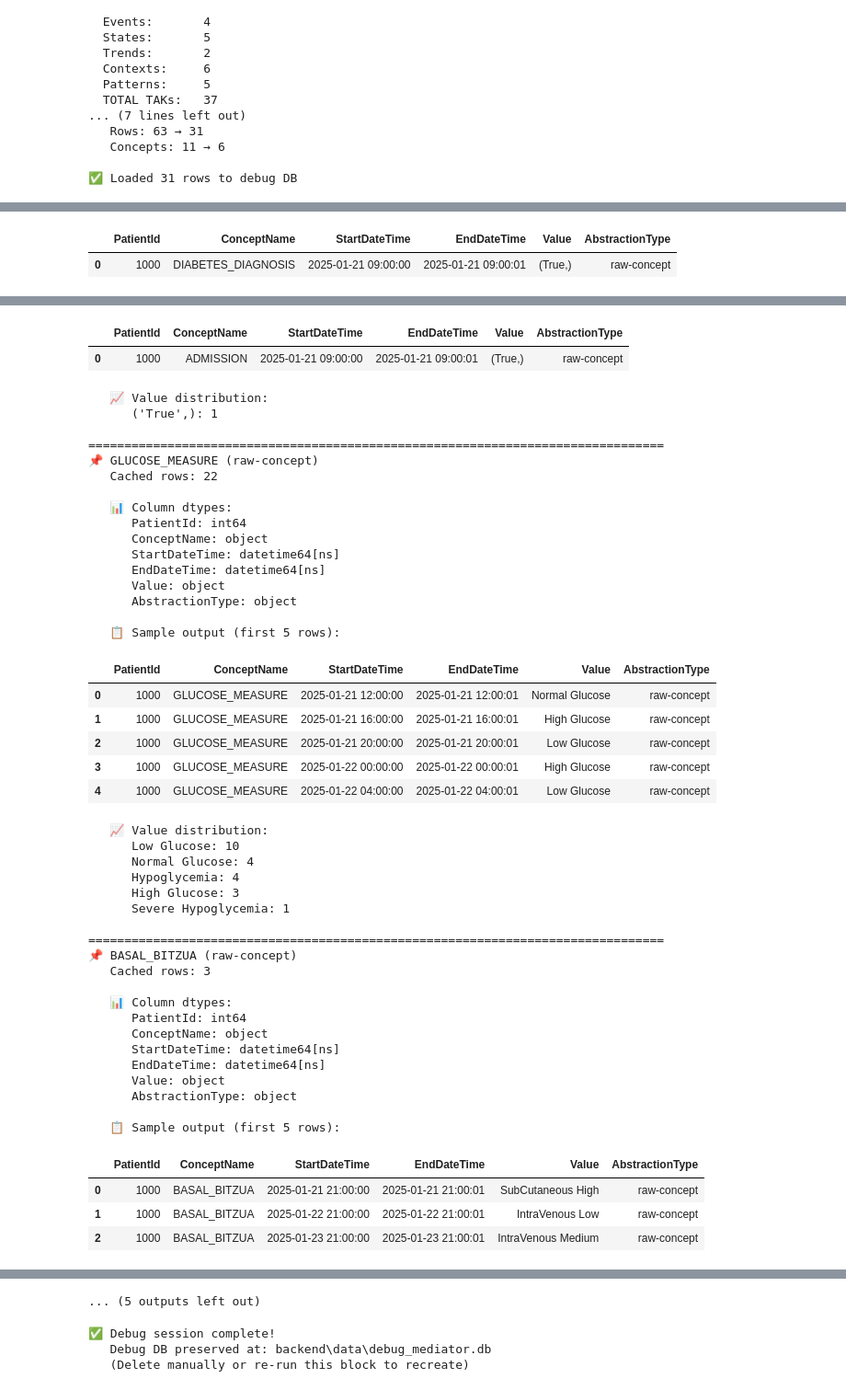
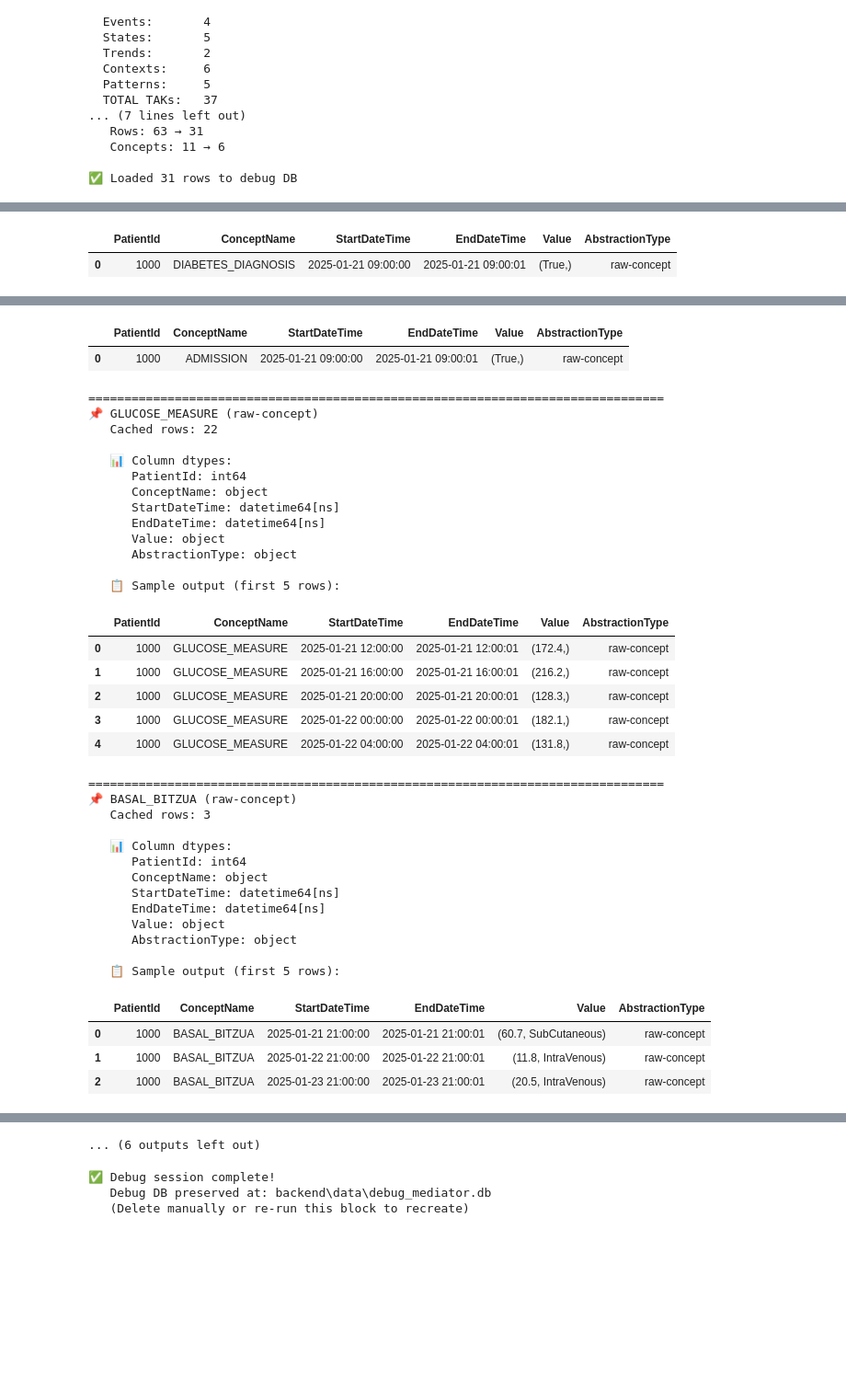
Before and after one commit to shaharoded/Mediator, a Jupyter notebook: run_mediator.ipynb, the cells around one changed output, grey strips where cells are left out. Shown at 92% size. Saved outputs shown, nothing was run; the diff lists cells and outputs as text; code cells hidden in the pictures; blank space fills up the shorter version.

```diff
--- a/run_mediator.ipynb
+++ b/run_mediator.ipynb
@@ -19,7 +20,7 @@ import pandas as pd
 # Paths
 KB_PATH = Path("core/knowledge-base")
 DB_PATH = Path("backend/data/mediator.db")
-CSV_PATH = Path("backend/data/synthetic_input_data.csv")
+CSV_PATH = Path("backend/data/input_data.csv")
 # %%
 # 1. Connect to existing DB
 da = DataAccess(db_path=str(DB_PATH))
@@ -505,12 +513,6 @@ for tak_name in DEBUG_TAKS:
         print(f"\n   📋 Sample output (first 5 rows):")
         display(df_tak_output.head(5))
 
-        # Show value distribution for non-numeric values
-        if df_tak_output['Value'].dtype == 'object':
-            print(f"\n   📈 Value distribution:")
-            value_counts = df_tak_output['Value'].value_counts()
-            for val, count in value_counts.items():
-                print(f"      {val}: {count}")
     else:
         print(f"\n   ⚠️  EMPTY OUTPUT")
 
@@ -558,47 +557,37 @@ for tak_name in DEBUG_TAKS:
 ================================================================================
 📌 ADMISSION (raw-concept)
    Cached rows: 1
 
    📊 Column dtypes:
       PatientId: int64
       ConceptName: object
       StartDateTime: datetime64[ns]
       EndDateTime: datetime64[ns]
       Value: object
       AbstractionType: object
 
    📋 Sample output (first 5 rows):
 |  | PatientId | ConceptName | StartDateTime | EndDateTime | Value | AbstractionType |
 | 0 | 1000 | ADMISSION | 2025-01-21 09:00:00 | 2025-01-21 09:00:01 | (True,) | raw-concept |
-   📈 Value distribution:
-      ('True',): 1
-
 ================================================================================
 📌 GLUCOSE_MEASURE (raw-concept)
    Cached rows: 22
 
    📊 Column dtypes:
       PatientId: int64
       ConceptName: object
       StartDateTime: datetime64[ns]
       EndDateTime: datetime64[ns]
       Value: object
       AbstractionType: object
 
    📋 Sample output (first 5 rows):
 |  | PatientId | ConceptName | StartDateTime | EndDateTime | Value | AbstractionType |
-| 0 | 1000 | GLUCOSE_MEASURE | 2025-01-21 12:00:00 | 2025-01-21 12:00:01 | Normal Glucose | raw-concept |
-| 1 | 1000 | GLUCOSE_MEASURE | 2025-01-21 16:00:00 | 2025-01-21 16:00:01 | High Glucose | raw-concept |
-| 2 | 1000 | GLUCOSE_MEASURE | 2025-01-21 20:00:00 | 2025-01-21 20:00:01 | Low Glucose | raw-concept |
-| 3 | 1000 | GLUCOSE_MEASURE | 2025-01-22 00:00:00 | 2025-01-22 00:00:01 | High Glucose | raw-concept |
-| 4 | 1000 | GLUCOSE_MEASURE | 2025-01-22 04:00:00 | 2025-01-22 04:00:01 | Low Glucose | raw-concept |
+| 0 | 1000 | GLUCOSE_MEASURE | 2025-01-21 12:00:00 | 2025-01-21 12:00:01 | (172.4,) | raw-concept |
+| 1 | 1000 | GLUCOSE_MEASURE | 2025-01-21 16:00:00 | 2025-01-21 16:00:01 | (216.2,) | raw-concept |
+| 2 | 1000 | GLUCOSE_MEASURE | 2025-01-21 20:00:00 | 2025-01-21 20:00:01 | (128.3,) | raw-concept |
+| 3 | 1000 | GLUCOSE_MEASURE | 2025-01-22 00:00:00 | 2025-01-22 00:00:01 | (182.1,) | raw-concept |
+| 4 | 1000 | GLUCOSE_MEASURE | 2025-01-22 04:00:00 | 2025-01-22 04:00:01 | (131.8,) | raw-concept |
-   📈 Value distribution:
-      Low Glucose: 10
-      Normal Glucose: 4
-      Hypoglycemia: 4
-      High Glucose: 3
-      Severe Hypoglycemia: 1
-
 ================================================================================
 📌 BASAL_BITZUA (raw-concept)
    Cached rows: 3
@@ -613,6 +602,6 @@ for tak_name in DEBUG_TAKS:
 
    📋 Sample output (first 5 rows):
 |  | PatientId | ConceptName | StartDateTime | EndDateTime | Value | AbstractionType |
-| 0 | 1000 | BASAL_BITZUA | 2025-01-21 21:00:00 | 2025-01-21 21:00:01 | SubCutaneous High | raw-concept |
-| 1 | 1000 | BASAL_BITZUA | 2025-01-22 21:00:00 | 2025-01-22 21:00:01 | IntraVenous Low | raw-concept |
-| 2 | 1000 | BASAL_BITZUA | 2025-01-23 21:00:00 | 2025-01-23 21:00:01 | IntraVenous Medium | raw-concept |
+| 0 | 1000 | BASAL_BITZUA | 2025-01-21 21:00:00 | 2025-01-21 21:00:01 | (60.7, SubCutaneous) | raw-concept |
+| 1 | 1000 | BASAL_BITZUA | 2025-01-22 21:00:00 | 2025-01-22 21:00:01 | (11.8, IntraVenous) | raw-concept |
+| 2 | 1000 | BASAL_BITZUA | 2025-01-23 21:00:00 | 2025-01-23 21:00:01 | (20.5, IntraVenous) | raw-concept |
@@ -654,7 +642,7 @@ for tak_name in DEBUG_TAKS:
    📋 Sample output (first 5 rows):
 |  | PatientId | ConceptName | StartDateTime | EndDateTime | Value | AbstractionType |
 | 0 | 1000 | ADMISSION_EVENT | 2025-01-21 09:00:00 | 2025-01-21 09:00:01 | True | event |
-... (5 outputs left out)
+... (6 outputs left out)
 # %%
 # ============================================================
 # Step 5: Cleanup Debug DB
```
Also changed, not shown: parts of 8 cells of this notebook, 5 other files.
